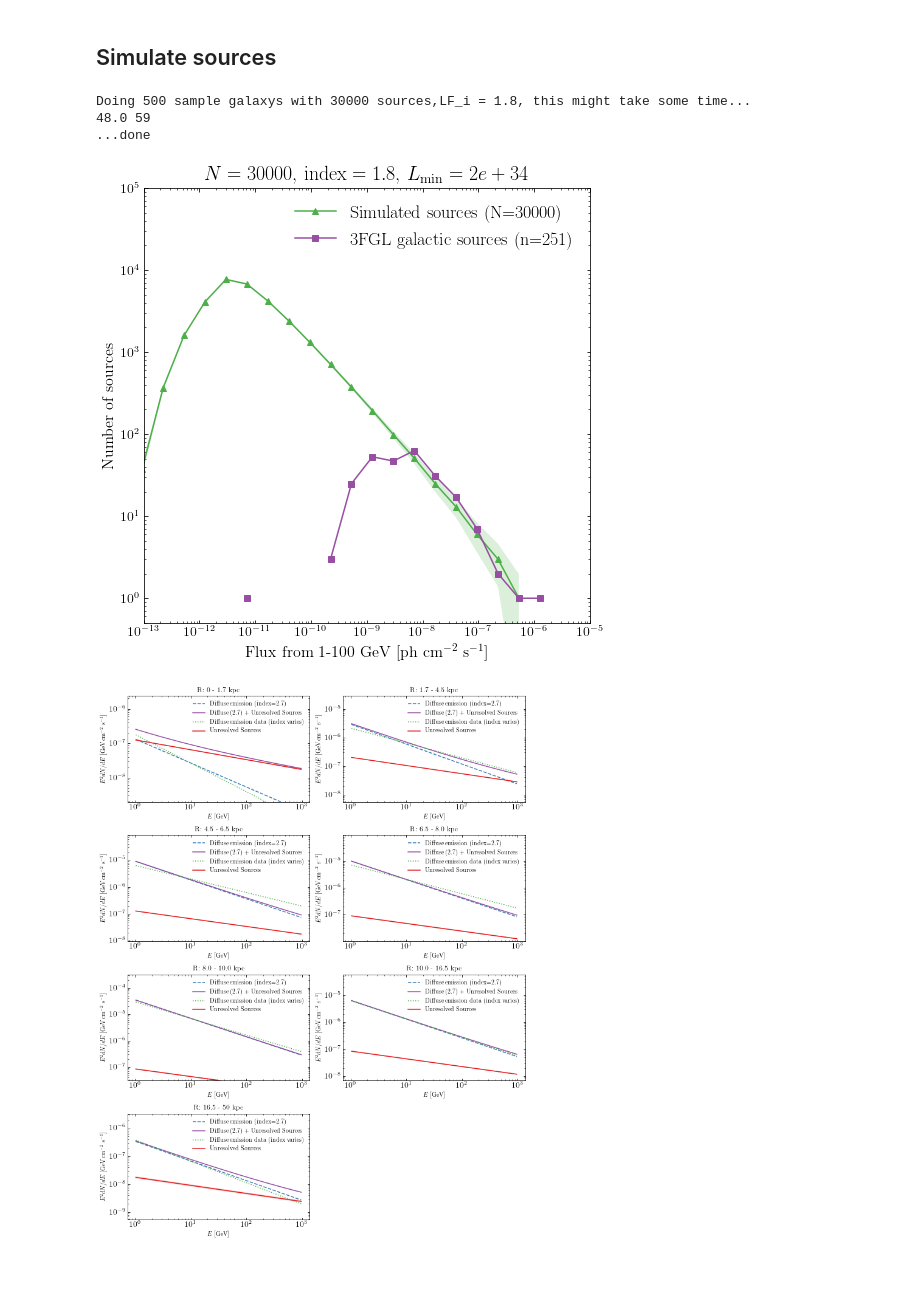
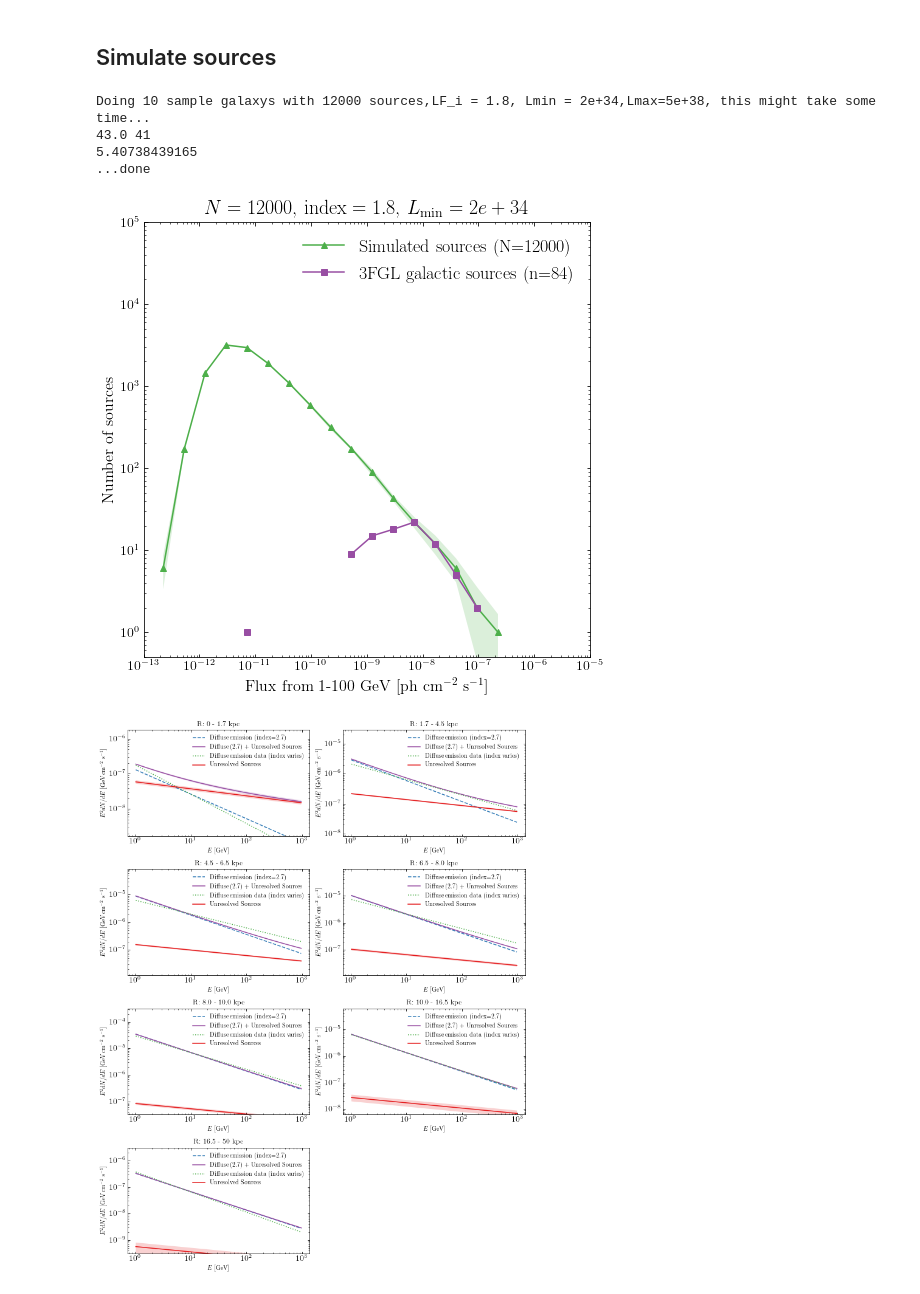
Before and after one commit to martp91/y-rays-UPS, a Jupyter notebook: sim_gamma_sources.ipynb, the cells around one changed output. Saved outputs shown, nothing was run; the diff lists cells and outputs as text; code cells hidden in the pictures.

```diff
--- a/sim_gamma_sources.ipynb
+++ b/sim_gamma_sources.ipynb
@@ -362,15 +446,15 @@ for ilb in lb:
     E_diff = E_diff[mask_E_diff]
     spec = spec[mask_E_diff]
     err = error[mask_E_diff]
-    fit,cov = curve_fit(fitfunc,np.log10(E_diff),
-                        np.log10(spec),sigma=error[mask_E_diff]/spec)
 
+    fit,cov = fit_index(E_diff,spec,err,model=modelfunc,p0=[-7,2.7])
     fit27,cov27 = fit_index(E_diff,spec,err,model=model27,p0=[-7])
+
     ####
     ####This matters a lot!
-    diff_index = 2.7#fit[0]
+    diff_index = fit[1]
 
-    fitted_spec = plotfunc(E,diff_index,10**fit27[0]) ##If this is a softer spectra this matters a lot!
+    fitted_spec = plotfunc(E,diff_index,10**fit[0]) ##If this is a softer spectra this matters a lot!
 
     spec_diff_lb.append(fitted_spec)
 # %% [markdown]
@@ -464,9 +552,12 @@ def ave_samples(Nsmpl=10,Nsnr=10000,LF_i_snr=1.5,Lmin_snr=1e33,Lmax_snr=4e38,
                 plothist=False,printstatements=False,alpha=alp_snr,beta=bet_snr,H=H_snr,
                 hist_3fgl=hist_3fgl_snr,spectrum=intp_3fgl_snr_normed):
 
-    print "Doing %s sample galaxys with %s sources,LF_i = %s, this might take some time..."%(Nsmpl,Nsnr,LF_i_snr)
+    print "Doing %s sample galaxys with %s sources,LF_i = %s, Lmin = %s,Lmax=%s, this might take some time..."%(Nsmpl
+                                                                                                                ,Nsnr,LF_i_snr,
+                                                                                                                Lmin_snr,
+                                                                                                                Lmax_snr)
+    mdist = 0
     fluxes_snr = []
-
     hist_snr = np.zeros((Nsmpl,len(bins_mean)))
     frac_snr = []
     spec_snr = []
@@ -484,13 +575,13 @@ def ave_samples(Nsmpl=10,Nsnr=10000,LF_i_snr=1.5,Lmin_snr=1e33,Lmax_snr=4e38,
     for i in range(Nsmpl):
         if i%(Nsmpl/10.)==0 and printstatements:
             print 100*i/float(Nsmpl),"% done"
-        hist_snr[i,:],ispec_R,frac_lb = source_sim(LF_i_snr,Nsnr,Lmin_snr,Lmax_snr,
+        hist_snr[i,:],ispec_R,frac_lb,md = source_sim(LF_i_snr,Nsnr,Lmin_snr,Lmax_snr,
                                                              alpha,beta,H,SNR=SNR,PSR=PSR,f_t=ft,
                                                              flux_cutoff=flux_cutoff,spectrum=spectrum)
 
         frac_snr.append(frac_lb)
         spec_R.append(ispec_R)
-
+        mdist += md
 
     ave_hist_snr = np.rint(np.mean(hist_snr,axis=0))
     std_hist_snr = (np.std(hist_snr,axis=0))
@@ -498,14 +589,14 @@ def ave_samples(Nsmpl=10,Nsnr=10000,LF_i_snr=1.5,Lmin_snr=1e33,Lmax_snr=4e38,
     std_spec_R = np.std(spec_R,axis=0)
     ave_frac_lb = np.mean(frac_snr,axis=0)
     std_frac_lb = np.std(frac_snr,axis=0)
-    mask_complete = (bins_mean > 1e-8)
+    mask_complete = (bins_mean >= 5e-9)
     counts_snr = np.sum(ave_hist_snr[mask_complete])
     counts_3fgl_snr = np.sum(hist_3fgl[mask_complete])
-
-
+    print counts_snr, counts_3fgl_snr
+    print mdist/Nsmpl
    # plt.imshow(ave_mapje)
     if plothist:
-        print counts_snr, counts_3fgl_snr
+
         ###################
         #Histogram of flux vs N
 
@@ -608,13 +699,14 @@ def plot_trend(l_i,l_i_err,options=['test']):
     Plot the trend accros the rings of the fitted index of unresolved+diff(2.7) emission
     """
     #Plot R trend
-    f2,ax2 = plt.subplots(1,figsize=(9.5,5))
+    #f2,ax2 = plt.subplots(1,figsize=(9.5,5))
+    f2,ax2 = plt.subplots(1,figsize=(15,8))
     ax2.errorbar(np.mean(R,axis=1),sf_2_200,xerr=(np.mean(R,axis=1)-R[:,0]),yerr=sf_2_200_err,
                 marker='s',linestyle='',color='k',label='Diffuse data')
     for ij, il in enumerate(l_i):
 
         ax2.errorbar(np.mean(R,axis=1),il,xerr=(np.mean(R,axis=1)-R[:,0]),yerr=l_i_err[ij],
-                 color=colors[ij],marker='o',linestyle='',label=options[ij])
+                 marker='o',linestyle='',label=options[ij],alpha=0.8)
     #if l_i2 !=None:
     #    ax2.errorbar(np.mean(R,axis=1),l_i2,xerr=(np.mean(R,axis=1)-R[:,0]),yerr=l_i2_err,
     #             color=c3,marker='o',linestyle='',
@@ -631,32 +723,35 @@ def plot_trend(l_i,l_i_err,options=['test']):
 # %%
 ###Example run
 
-R_spec1,std_R1,lb_frac,std_lb_frac = ave_samples(500,Nsnr=30000,LF_i_snr=1.8,
-                            Lmin_snr=2e34,Lmax_snr=2e39,
+#Nn = [3000,10000,30000,60000]
+
+
+R_spec1,std_R1,lb_frac,std_lb_frac = ave_samples(10,Nsnr=12000,LF_i_snr=1.8,
+                            Lmin_snr=2e34,Lmax_snr=5e38,
                             plothist=True,printstatements=False,
                            alpha=alp,beta=bet,H=H,
-                           hist_3fgl=hist_3fgl_all,ft=5e-10,spectrum=intp_3fgl_snr_normed)
+                           hist_3fgl=hist_3fgl_snr,ft=5e-9,spectrum=intp_3fgl_snr_normed)
 
 l1, l1_err = plot_spec(R_spec1,std_R1,plot=True)
-
 # mp[mp==0]=1e-14
 # mp = np.log10(mp)
 # fig = plt.figure(figsize=(25,10))
 # ax = fig.add_subplot(111)
 # ax.set_xticks([0,180,360,540,720])
 # ax.set_xticklabels([0,90,180,270,360])
 # ax.set_yticks([0,90,180,270,360])
 # ax.set_yticklabels([90,45, 0,-45,-90])
 # ax.set_ylim([140,220])
 # ax.set_xlabel('l')
 # ax.set_ylabel('b')
 # im = ax.imshow(mp[:,:],cmap='hot',vmin=-12,vmax=-5)
 # fig.colorbar(im,orientation='horizontal',shrink=0.5)
 
-#plot_trend([l1],[l1_err])
+plot_trend([l1],[l1_err])
 # %% [output]
-Doing 500 sample galaxys with 30000 sources,LF_i = 1.8, this might take some time...
-48.0 59
+Doing 10 sample galaxys with 12000 sources,LF_i = 1.8, Lmin = 2e+34,Lmax=5e+38, this might take some time...
+43.0 41
+5.40738439165
 ...done
-[figure, old version]
+[figure, new version]
-[figure, old version]
+[figure, new version]
```
Also changed, not shown: parts of 8 cells of this notebook.
